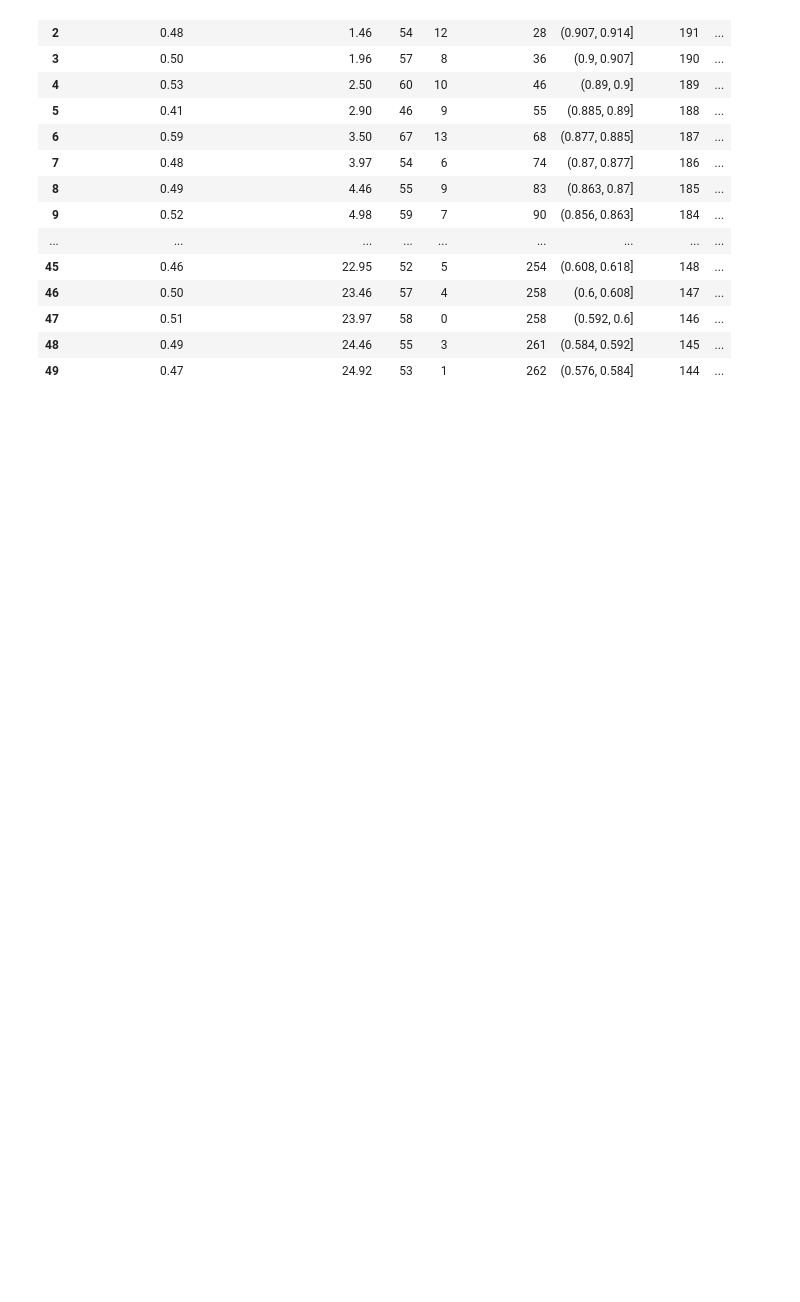
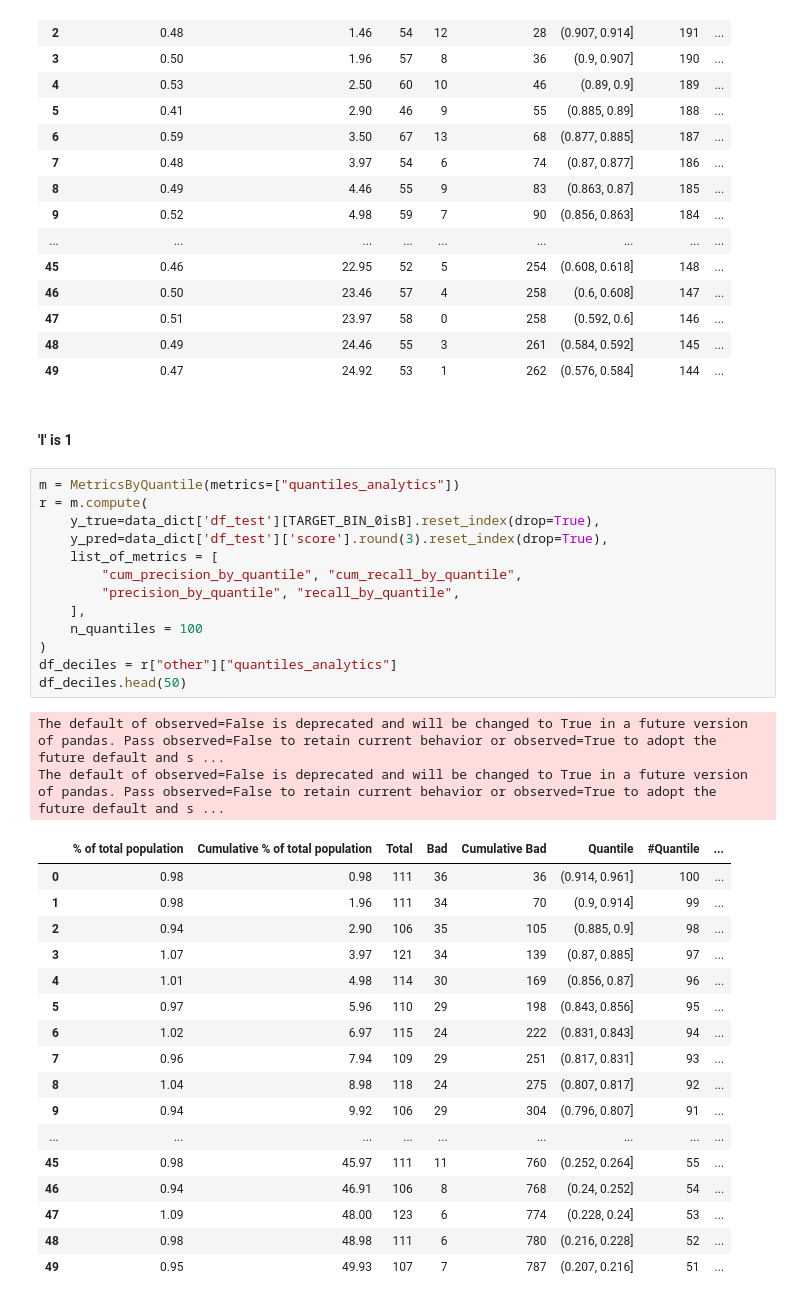
Before and after one commit to hdychko/terminus, a Jupyter notebook: notebooks/[Modelling] [Final_AIQ2-50] [I excluded] LogRegression - feature selection - 5 (final).ipynb, the cells around one changed output. Drawn from its saved outputs; the diff is of its cells as text; blank space fills up the shorter version.

```diff
--- a/notebooks/[Modelling] [Final_AIQ2-50] [I excluded] LogRegression - feature selection - 5.ipynb
+++ b/notebooks/[Modelling] [Final_AIQ2-50] [I excluded] LogRegression - feature selection - 5 (final).ipynb
@@ -537,3 +603,38 @@ The default of observed=False is deprecated and will be changed to True in a fut
 | 47 | 0.51 | 23.97 | 58 | 0 | 258 | (0.592, 0.6] | 146 | ... |
 | 48 | 0.49 | 24.46 | 55 | 3 | 261 | (0.584, 0.592] | 145 | ... |
 | 49 | 0.47 | 24.92 | 53 | 1 | 262 | (0.576, 0.584] | 144 | ... |
+# %% [markdown]
+#### 'I' is 1
+# %%
+m = MetricsByQuantile(metrics=["quantiles_analytics"])
+r = m.compute(
+    y_true=data_dict['df_test'][TARGET_BIN_0isB].reset_index(drop=True),
+    y_pred=data_dict['df_test']['score'].round(3).reset_index(drop=True),
+    list_of_metrics = [
+        "cum_precision_by_quantile", "cum_recall_by_quantile",
+        "precision_by_quantile", "recall_by_quantile",
+    ],
+    n_quantiles = 100
+)
+df_deciles = r["other"]["quantiles_analytics"]
+df_deciles.head(50)
+# %% [output]
+The default of observed=False is deprecated and will be changed to True in a future version of pandas. Pass observed=False to retain current behavior or observed=True to adopt the future default and s ...
+The default of observed=False is deprecated and will be changed to True in a future version of pandas. Pass observed=False to retain current behavior or observed=True to adopt the future default and s ...
+|  | % of total population | Cumulative % of total population | Total | Bad | Cumulative Bad | Quantile | #Quantile | ... |
+| 0 | 0.98 | 0.98 | 111 | 36 | 36 | (0.914, 0.961] | 100 | ... |
+| 1 | 0.98 | 1.96 | 111 | 34 | 70 | (0.9, 0.914] | 99 | ... |
+| 2 | 0.94 | 2.90 | 106 | 35 | 105 | (0.885, 0.9] | 98 | ... |
+| 3 | 1.07 | 3.97 | 121 | 34 | 139 | (0.87, 0.885] | 97 | ... |
+| 4 | 1.01 | 4.98 | 114 | 30 | 169 | (0.856, 0.87] | 96 | ... |
+| 5 | 0.97 | 5.96 | 110 | 29 | 198 | (0.843, 0.856] | 95 | ... |
+| 6 | 1.02 | 6.97 | 115 | 24 | 222 | (0.831, 0.843] | 94 | ... |
+| 7 | 0.96 | 7.94 | 109 | 29 | 251 | (0.817, 0.831] | 93 | ... |
+| 8 | 1.04 | 8.98 | 118 | 24 | 275 | (0.807, 0.817] | 92 | ... |
+| 9 | 0.94 | 9.92 | 106 | 29 | 304 | (0.796, 0.807] | 91 | ... |
+| ... | ... | ... | ... | ... | ... | ... | ... | ... |
+| 45 | 0.98 | 45.97 | 111 | 11 | 760 | (0.252, 0.264] | 55 | ... |
+| 46 | 0.94 | 46.91 | 106 | 8 | 768 | (0.24, 0.252] | 54 | ... |
+| 47 | 1.09 | 48.00 | 123 | 6 | 774 | (0.228, 0.24] | 53 | ... |
+| 48 | 0.98 | 48.98 | 111 | 6 | 780 | (0.216, 0.228] | 52 | ... |
+| 49 | 0.95 | 49.93 | 107 | 7 | 787 | (0.207, 0.216] | 51 | ... |
```
Also changed, not shown: parts of 16 cells of this notebook, 7 other files.
